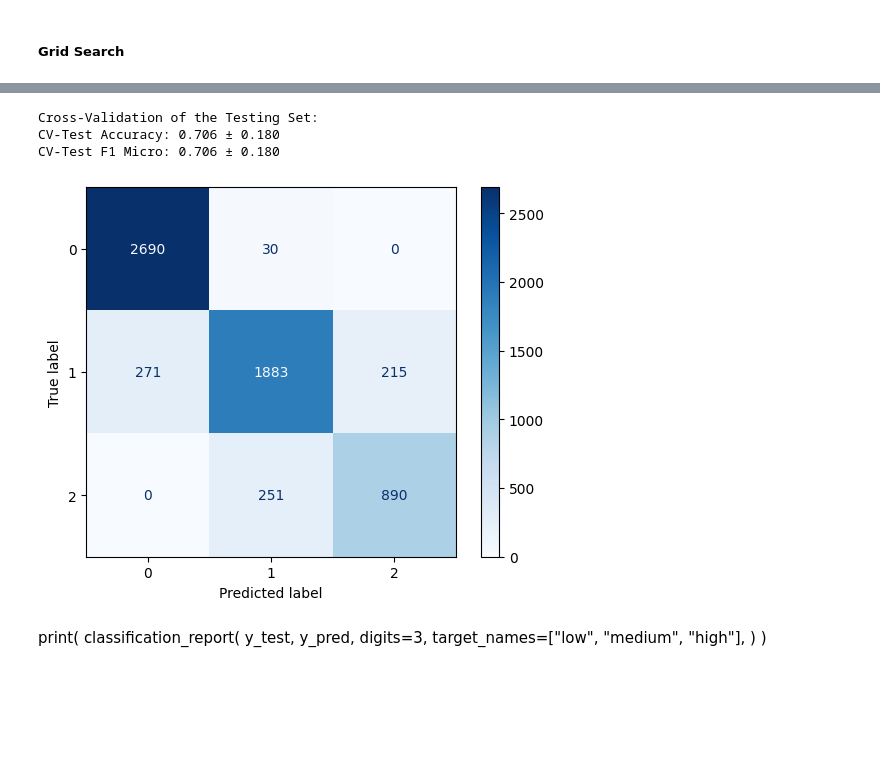
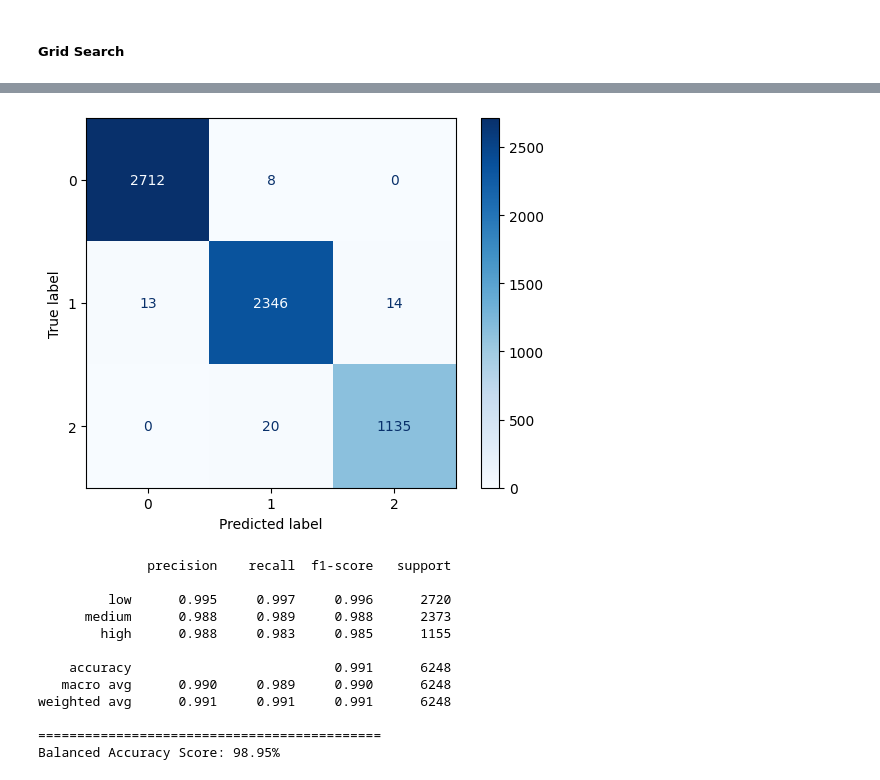
Before and after one commit to tonytziorvas/Lab, a Jupyter notebook: 1-model_training.ipynb, the cells around one changed output, grey strips where cells are left out. Saved outputs shown, nothing was run; the diff lists cells and outputs as text; code cells hidden in the pictures; blank space fills up the shorter version.

Commit message:
added pipelines for model training and ETL

```diff
--- a/1-model_training.ipynb
+++ b/1-model_training.ipynb
@@ -330,6 +322,8 @@ param_grid = {
+# %%
+tuned = True
 # %%
 ts_cv = TimeSeriesSplit(n_splits=5)
 scoring = {
-    "accuracy": make_scorer(accuracy_score),
+    "accuracy": make_scorer(balanced_accuracy_score),
     "f1_micro": make_scorer(f1_score, average="micro"),
 }
@@ -360,19 +332,2 @@ No need to run Grid Search - Results are shown below
 
 Skip the next 3 cells
-# %%
-grid_search = GridSearchCV(
-    pipeline,
-    param_grid,
-    cv=ts_cv,
-    scoring=scoring,
-    refit="f1_micro",
-    n_jobs=1,
-    verbose=1,
-    error_score="raise",
-)
-grid_search.fit(X_train, y_train)
-
-print(f"Best score: {grid_search.best_score_:.3f}")
-print(f"Best parameters:")
-for key, value in grid_search.best_params_.items():
-    print(f"    - {key.split('__')[-1]}: {value}")
@@ -388,3 +423,0 @@ for key, value in grid_search.cv_results_.items():
-# %%
-best_model = grid_search.best_estimator_
-best_model.fit(X_train, y_train)
@@ -475,31 +484,32 @@ cv_results_test = cross_validate(
-# %%
-print("Cross-Validation of the Testing Set:")
-for key, value in cv_results_test.items():
-    (
-        print(
-            f"CV-{key.replace('_', ' ').title()}: {value.mean():.3f} ± {value.std():.3f}"
-        )
-        if key.startswith(("mean_test", "test"))
-        else None
-    )
-# %% [output]
-Cross-Validation of the Testing Set:
-CV-Test Accuracy: 0.706 ± 0.180
-CV-Test F1 Micro: 0.706 ± 0.180
 # %%
-y_pred = pipeline.predict(X_test)
+y_pred = best_model.predict(X_test)
 _ = ConfusionMatrixDisplay.from_estimator(best_model, X_test, y_test, cmap="Blues")
 # %% [output]
-[figure, old version]
+[figure, new version]
-# %% [markdown]
-print(
-classification_report(
-y_test,
-y_pred,
-digits=3,
-target_names=["low", "medium", "high"],
-)
-)
+# %%
+print(
+    classification_report(
+        y_test,
+        y_pred,
+        digits=3,
+        target_names=["low", "medium", "high"],
+    )
+)
+print("============================================")
+print(f"Balanced Accuracy Score: {balanced_accuracy_score(y_test, y_pred):.2%}")
+# %% [output]
+              precision    recall  f1-score   support
+
+         low      0.995     0.997     0.996      2720
+      medium      0.988     0.989     0.988      2373
+        high      0.988     0.983     0.985      1155
+
+    accuracy                          0.991      6248
+   macro avg      0.990     0.989     0.990      6248
+weighted avg      0.991     0.991     0.991      6248
+
+============================================
+Balanced Accuracy Score: 98.95%
 # %% [markdown]
 #### Cross-Validation of the Testing Set:
 
```
Also changed, not shown: parts of 20 cells of this notebook, 4 other files.
